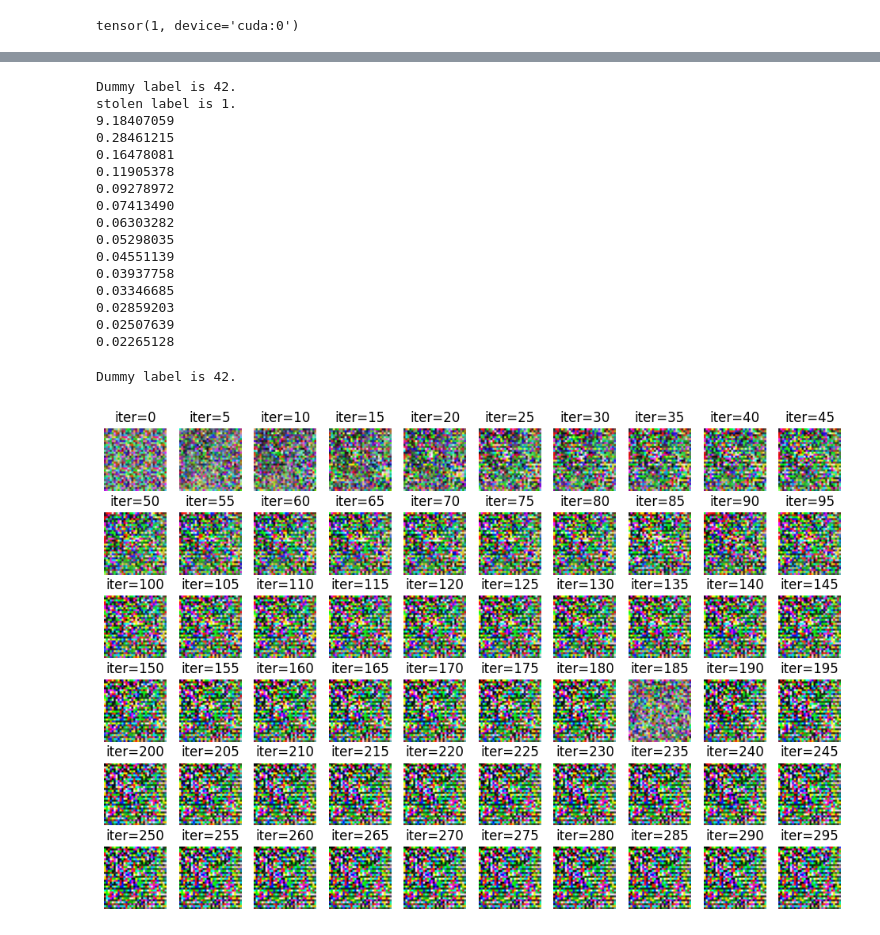
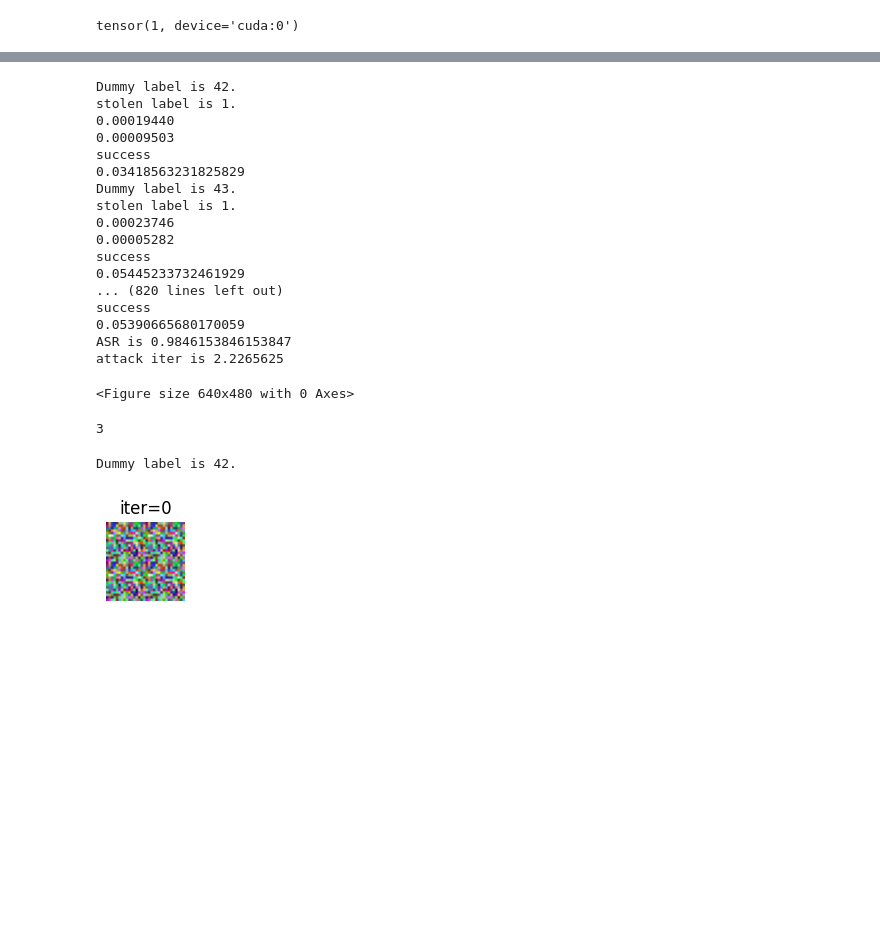
Before and after one commit to wkqls0829/5g_FL_attack, a Jupyter notebook: CPL/LFW_batch.ipynb, the cells around one changed output, grey strips where cells are left out. Saved outputs shown, nothing was run; the diff lists cells and outputs as text; code cells hidden in the pictures; blank space fills up the shorter version.

```diff
--- a/CPL/LFW_batch.ipynb
+++ b/CPL/LFW_batch.ipynb
@@ -260,7 +260,7 @@ trainloader = torch.utils.data.DataLoader(training,batch_size=32, shuffle=True)
 iter_ = 0
 
 
-for epoch in range(0):
+for epoch in range(100):
 
     for i,data in enumerate(trainloader,0):
 
@@ -331,11 +345,11 @@ gt_onehot_label = label_to_onehot(gt_label, num_classes=106)
 
 #plt.imshow(dst_pil)
 #plt.axis('off')
-#plt.savefig("./original/lfw_batch_idx_12")
+#plt.savefig("./orig|inal/lfw_batch_idx_12")
 
 
 
-batch =8  #
+batch =1  #
 #idx_m = [20,25,32,33,48,79,84]
 #idx_m = [2]
 idx_m = []
@@ -663,7 +677,7 @@ def CPL(original_dy_dx, threshhold=0.0001, seed=0):
 
 
             #optimizer = torch.optim.LBFGS([dummy_data,dummy_label])
-            optimizer = torch.optim.LBFGS([dummy_data,],lr=0.1)
+            optimizer = torch.optim.LBFGS([dummy_data,],lr=1)
             #optimizer = torch.optim.AdamW([dummy_data,],lr=0.01)
 
             history = []
@@ -709,8 +723,8 @@ def CPL(original_dy_dx, threshhold=0.0001, seed=0):
                 optimizer.step(closure)
                 current_loss = closure()
                 if current_loss <= threshhold:
-                    print ("%.8f" % current_loss.item())
-                    print("success")
+                    print("%.8f" % current_loss.item())
+                    print(f"success at {iters} round")
                     success_iter = iters
                     break
                 if iters % 10 == 0:
@@ -724,13 +738,13 @@ def CPL(original_dy_dx, threshhold=0.0001, seed=0):
         print (duration/10.0 )
         return success_iter, history
 # %%
-threshhold = 0.001
+threshhold = 0.0001
 batch = 8
 labels = [1, 2, 6, 7, 8, 9, 14, 16, 21, 25, 26, 27,  47]
 history_list = []
 success_num = 0
 attack_iter_sum = 0
-seed_num = 1
+seed_num = 10
 for label in labels:
     idx_m = []
 
@@ -756,31 +770,37 @@ print(f"attack iter is {attack_iter_sum / success_num}")
 # %% [output]
 Dummy label is 42.
 stolen label is 1.
-9.18407059
-0.28461215
-0.16478081
-0.11905378
-0.09278972
-0.07413490
-0.06303282
-0.05298035
-0.04551139
-0.03937758
-0.03346685
-0.02859203
-0.02507639
-0.02265128
+0.00019440
+0.00009503
+success
+0.03418563231825829
+Dummy label is 43.
+stolen label is 1.
+0.00023746
+0.00005282
+success
+0.05445233732461929
+... (820 lines left out)
+success
+0.05390665680170059
+ASR is 0.9846153846153847
+attack iter is 2.2265625
+<Figure size 640x480 with 0 Axes>
+# %%
+len(history_list[0][0])
+# %% [output]
+3
 # %%
 plt.figure(figsize=(12, 8))
 for i in range(60):
   plt.subplot(6, 10, i + 1)
-  plt.imshow(history[i * 5])
+  plt.imshow(history_list[0][0][i * 5])
   plt.title("iter=%d" % (i * 5))
   plt.axis('off')
 print("Dummy label is %d." % torch.argmax(dummy_label, dim=-1).item())
 # %% [output]
 Dummy label is 42.
-[figure, old version]
+[figure, new version]
 # %%
 plt.figure(figsize=(12, 8))
 for j in range(batch):
```
Also changed, not shown: parts of 4 cells of this notebook, 2 other files.
